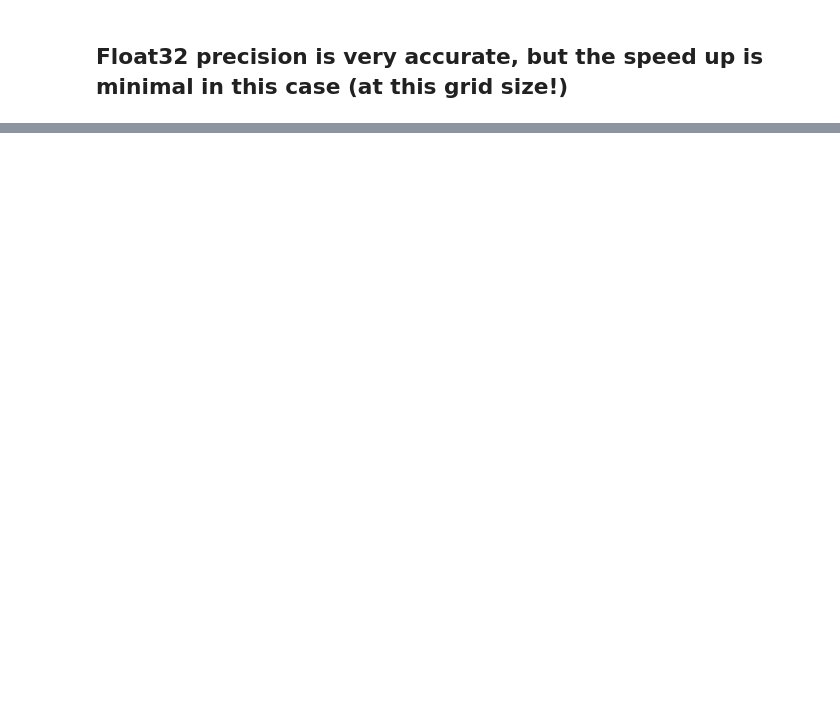
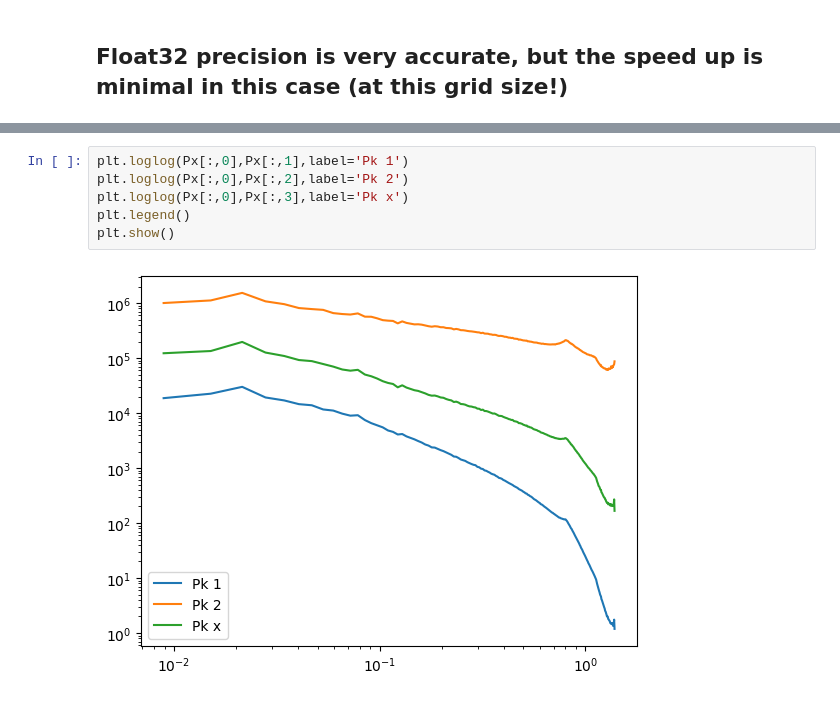
Before and after one commit to tsfloss/BFast, a Jupyter notebook: example_notebook.ipynb, the cells around one changed output, grey strips where cells are left out. Saved outputs shown, nothing was run; the diff lists cells and outputs as text; blank space fills up the shorter version.

```diff
--- a/example_notebook.ipynb
+++ b/example_notebook.ipynb
@@ -83,0 +185,8 @@ plt.show()
+# %%
+plt.loglog(Px[:,0],Px[:,1],label='Pk 1')
+plt.loglog(Px[:,0],Px[:,2],label='Pk 2')
+plt.loglog(Px[:,0],Px[:,3],label='Pk x')
+plt.legend()
+plt.show()
+# %% [output]
+[figure, added]
```
Also changed, not shown: parts of 19 cells of this notebook, 7 other files.
